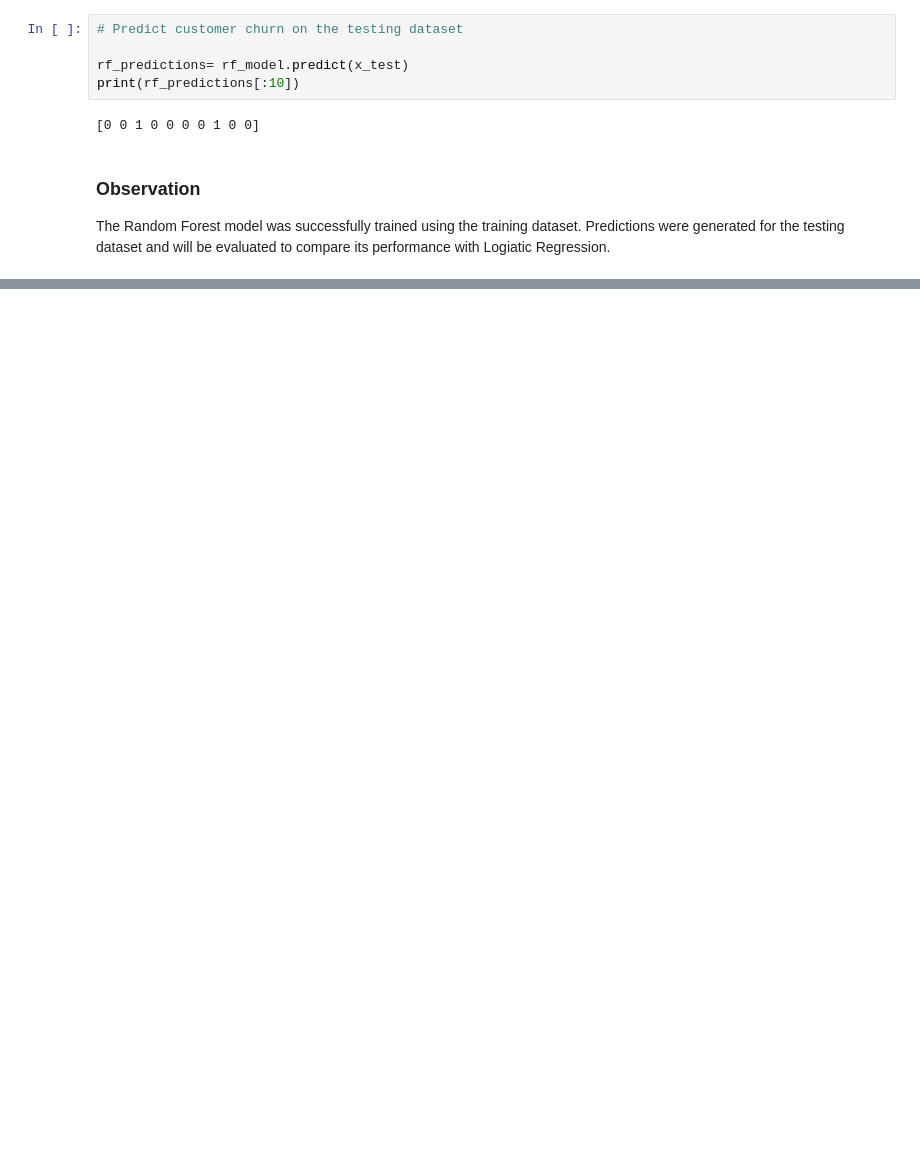
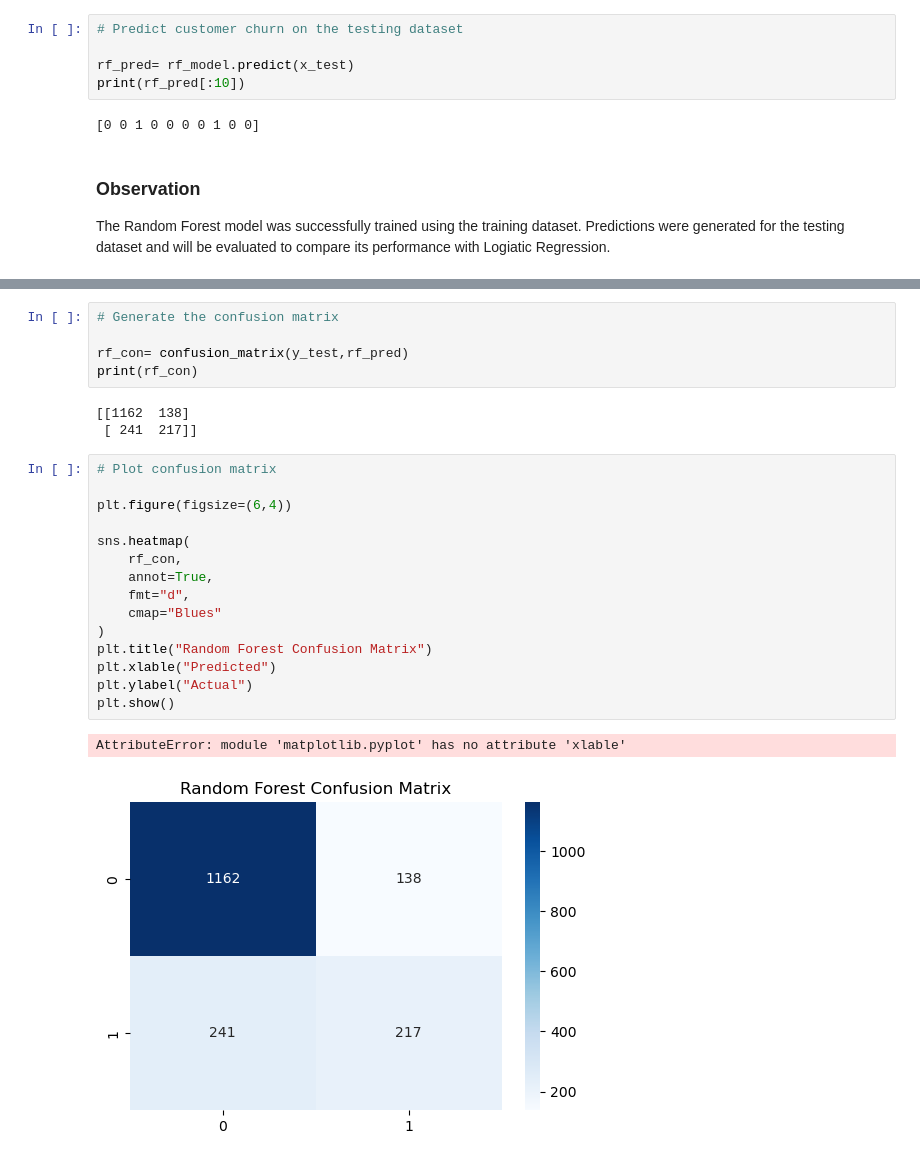
Before and after one commit to Januui/telecom-customer-churn-intelligence-platform, a Jupyter notebook: notebooks/5_model_training.ipynb, the cells around one changed output, grey strips where cells are left out. Drawn from its saved outputs; the diff is of its cells as text; blank space fills up the shorter version.

Commit message:
Evaluate random forest classifier.

```diff
--- a/notebooks/5_model_training.ipynb
+++ b/notebooks/5_model_training.ipynb
@@ -258,8 +258,8 @@ RandomForestClassifier(random_state=42)
 # %%
 # Predict customer churn on the testing dataset
 
-rf_predictions= rf_model.predict(x_test)
-print(rf_predictions[:10])
+rf_pred= rf_model.predict(x_test)
+print(rf_pred[:10])
 # %% [output]
 [0 0 1 0 0 0 0 1 0 0]
 # %% [markdown]
@@ -268,0 +292,26 @@ The Random Forest model was successfully trained using the training dataset. Pre
+# %%
+# Generate the confusion matrix
+
+rf_con= confusion_matrix(y_test,rf_pred)
+print(rf_con)
+# %% [output]
+[[1162  138]
+ [ 241  217]]
+# %%
+# Plot confusion matrix
+
+plt.figure(figsize=(6,4))
+
+sns.heatmap(
+    rf_con,
+    annot=True,
+    fmt="d",
+    cmap="Blues"
+)
+plt.title("Random Forest Confusion Matrix")
+plt.xlable("Predicted")
+plt.ylabel("Actual")
+plt.show()
+# %% [output]
+AttributeError: module 'matplotlib.pyplot' has no attribute 'xlable'
+[figure, added]
```
Also changed, not shown: parts of 4 cells of this notebook.
